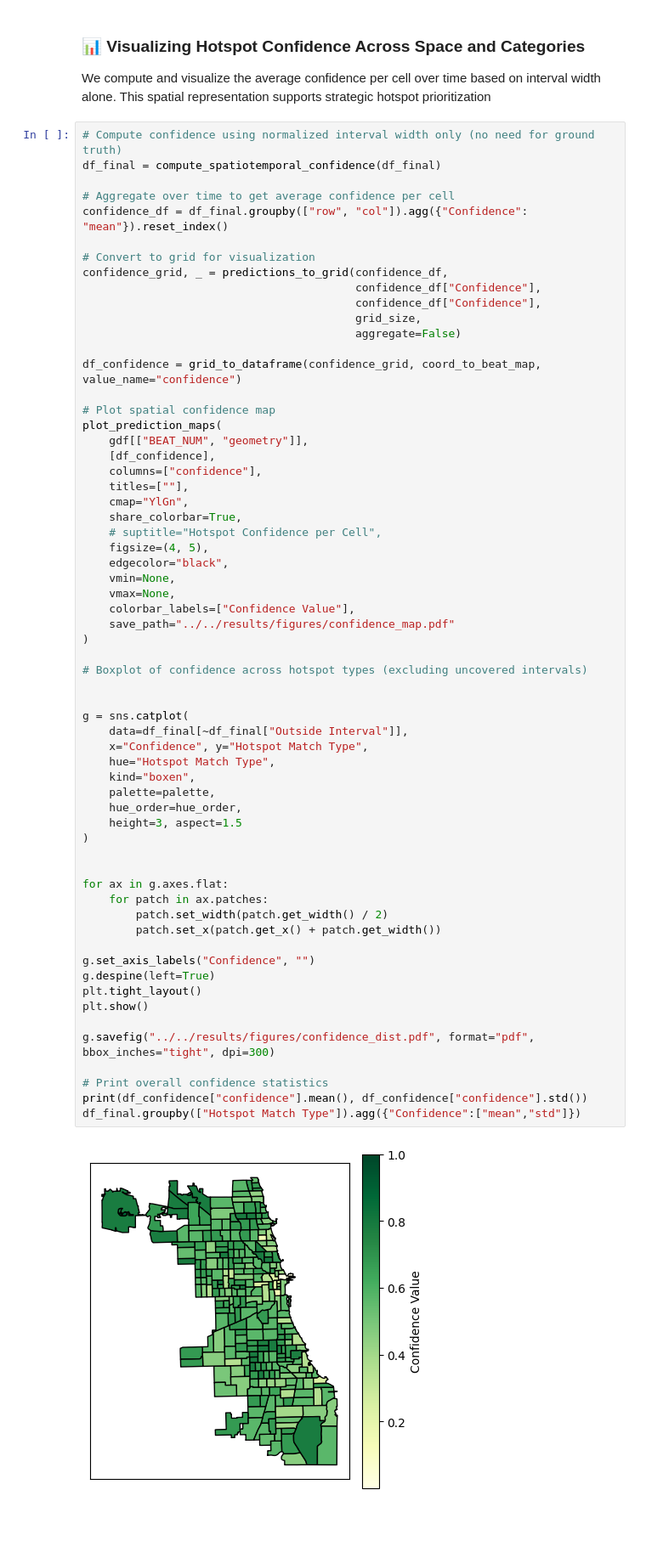
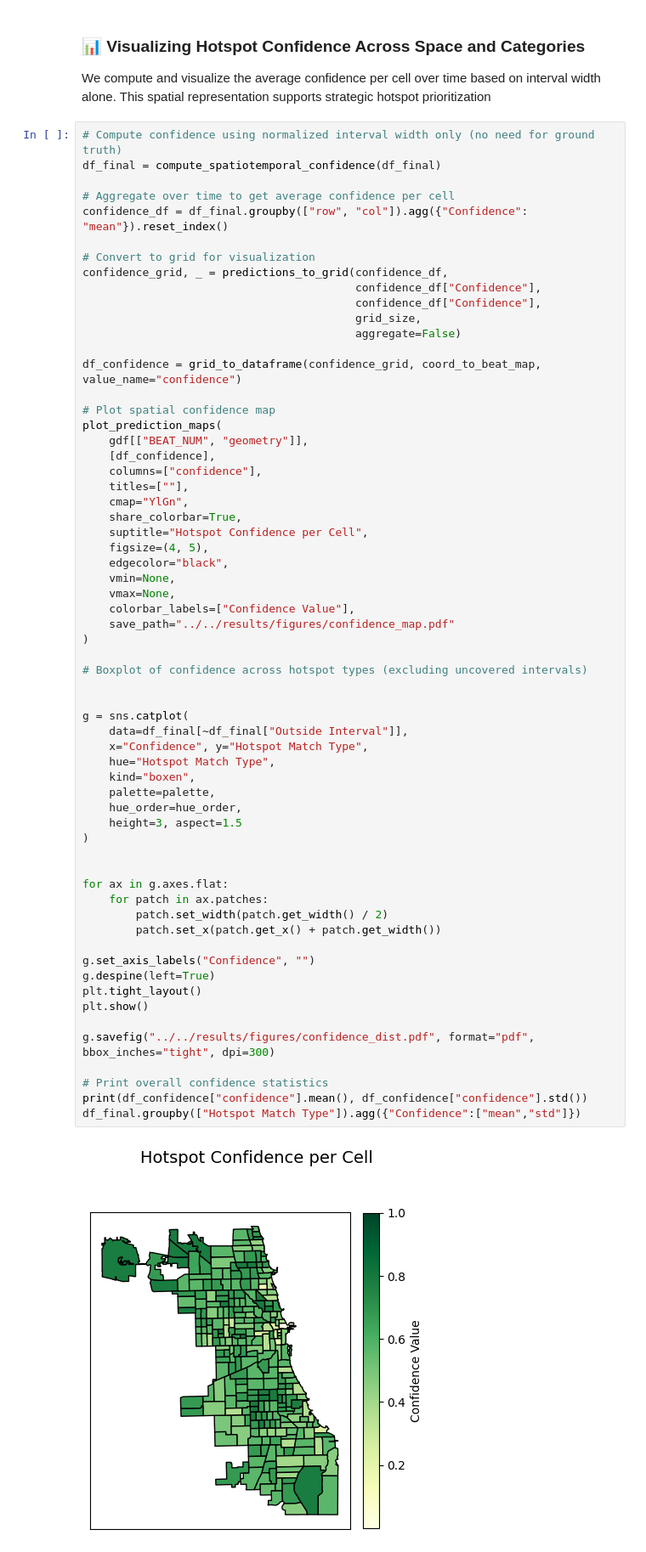
Before and after one commit to cristian-pulido/uncertainty-informed-decision-making, a Jupyter notebook: articulos/uncertainty-hotspots/experiments/chicago_real_data/04_uncertainty_analiysis.ipynb, the cells around one changed output. Shown at 85% size. Saved outputs shown, nothing was run; the diff lists cells and outputs as text; blank space fills up the shorter version.

```diff
--- a/articulos/uncertainty-hotspots/experiments/chicago_real_data/04_uncertainty_analiysis.ipynb
+++ b/articulos/uncertainty-hotspots/experiments/chicago_real_data/04_uncertainty_analiysis.ipynb
@@ -676,7 +676,7 @@ plot_prediction_maps(
     titles=[""],
     cmap="YlGn",
     share_colorbar=True,
-    # suptitle="Hotspot Confidence per Cell",
+    suptitle="Hotspot Confidence per Cell",
     figsize=(4, 5),
     edgecolor="black",
     vmin=None,
@@ -688,34 +688,34 @@ plot_prediction_maps(
 # Boxplot of confidence across hotspot types (excluding uncovered intervals)
 
 
 g = sns.catplot(
     data=df_final[~df_final["Outside Interval"]],
     x="Confidence", y="Hotspot Match Type",
     hue="Hotspot Match Type",
     kind="boxen",
     palette=palette,
     hue_order=hue_order,
     height=3, aspect=1.5
 )
 
 
 for ax in g.axes.flat:
     for patch in ax.patches:
         patch.set_width(patch.get_width() / 2)
         patch.set_x(patch.get_x() + patch.get_width())
 
 g.set_axis_labels("Confidence", "")
 g.despine(left=True)
 plt.tight_layout()
 plt.show()
 
 g.savefig("../../results/figures/confidence_dist.pdf", format="pdf", bbox_inches="tight", dpi=300)
 
 # Print overall confidence statistics
 print(df_confidence["confidence"].mean(), df_confidence["confidence"].std())
 df_final.groupby(["Hotspot Match Type"]).agg({"Confidence":["mean","std"]})
 # %% [output]
-[figure, old version]
+[figure, new version]
 [figure]
 0.6046122292557048 0.15924561174298724
 |  | Confidence |  |
```
Also changed, not shown: 9 other files.
